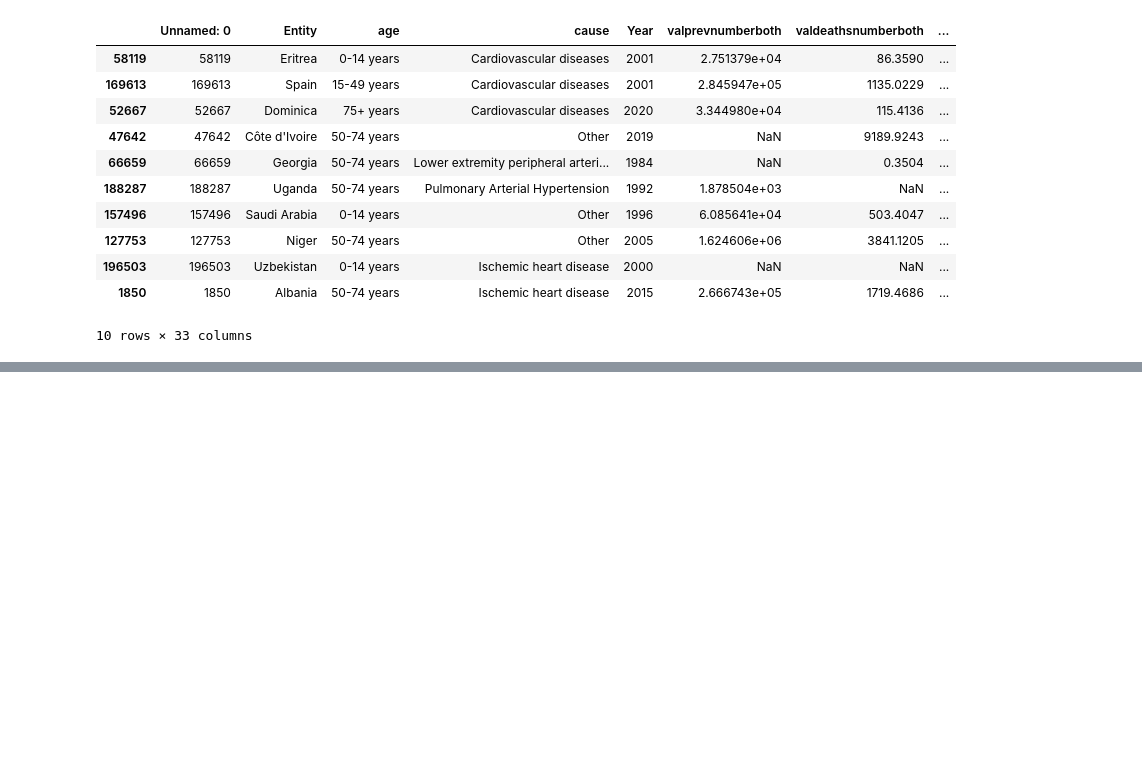
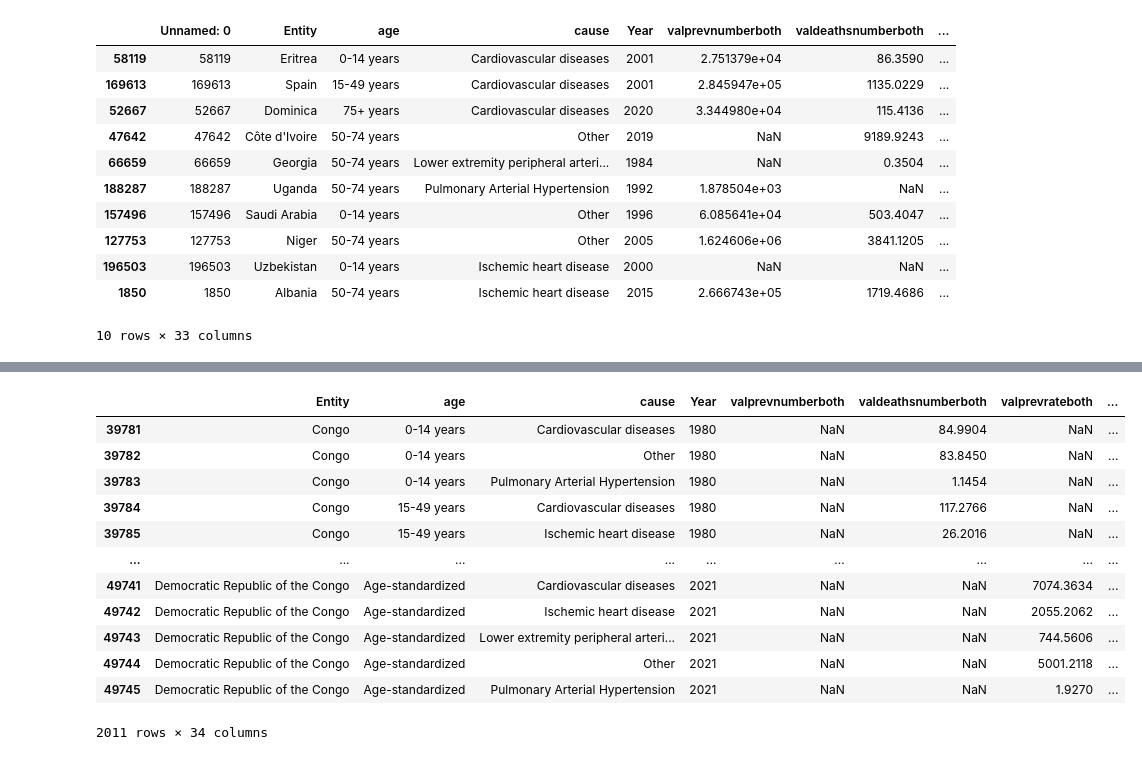
Before and after one commit to DerekAmuna/heart-disease, a Jupyter notebook: data/i.ipynb, the cells around one changed output, grey strips where cells are left out. Cells and saved outputs as stored; diff of their text form; code cells hidden in the pictures; blank space fills up the shorter version.

```diff
--- a/data/i.ipynb
+++ b/data/i.ipynb
@@ -157,0 +172,20 @@ data.drop('Unnamed: 0', axis=1).to_csv('heart_processed1.csv')
+# %%
+cols = ['t_htn_diag','t_htn_rx_30-79']
+
+heart = heart.drop('Unnamed: 0', axis=1).merge(data[cols + ['Entity','Year']], how='left', on=['Entity','Year'])
+# %%
+heart[heart['Entity'].str.contains('Congo')]
+# %% [output]
+|  | Entity | age | cause | Year | valprevnumberboth | valdeathsnumberboth | valprevrateboth | ... |
+| 39781 | Congo | 0-14 years | Cardiovascular diseases | 1980 | NaN | 84.9904 | NaN | ... |
+| 39782 | Congo | 0-14 years | Other | 1980 | NaN | 83.8450 | NaN | ... |
+| 39783 | Congo | 0-14 years | Pulmonary Arterial Hypertension | 1980 | NaN | 1.1454 | NaN | ... |
+| 39784 | Congo | 15-49 years | Cardiovascular diseases | 1980 | NaN | 117.2766 | NaN | ... |
+| 39785 | Congo | 15-49 years | Ischemic heart disease | 1980 | NaN | 26.2016 | NaN | ... |
+| ... | ... | ... | ... | ... | ... | ... | ... | ... |
+| 49741 | Democratic Republic of the Congo | Age-standardized | Cardiovascular diseases | 2021 | NaN | NaN | 7074.3634 | ... |
+| 49742 | Democratic Republic of the Congo | Age-standardized | Ischemic heart disease | 2021 | NaN | NaN | 2055.2062 | ... |
+| 49743 | Democratic Republic of the Congo | Age-standardized | Lower extremity peripheral arteri... | 2021 | NaN | NaN | 744.5606 | ... |
+| 49744 | Democratic Republic of the Congo | Age-standardized | Other | 2021 | NaN | NaN | 5001.2118 | ... |
+| 49745 | Democratic Republic of the Congo | Age-standardized | Pulmonary Arterial Hypertension | 2021 | NaN | NaN | 1.9270 | ... |
+2011 rows × 34 columns
```
Also changed, not shown: parts of 3 cells of this notebook, 6 other files.
